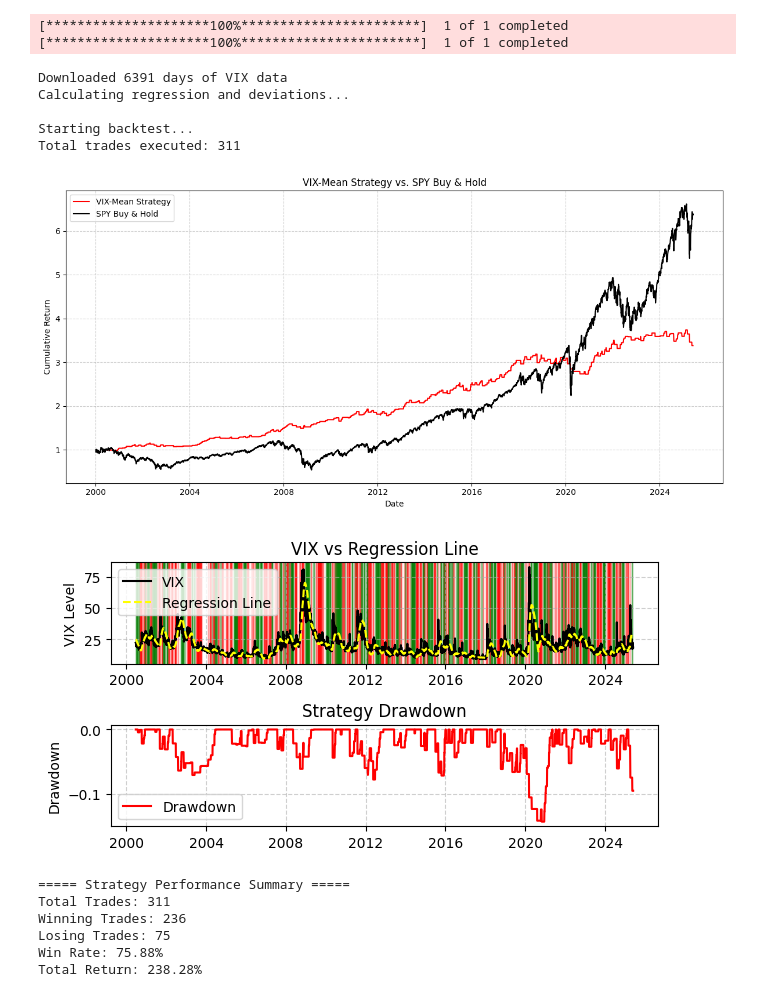
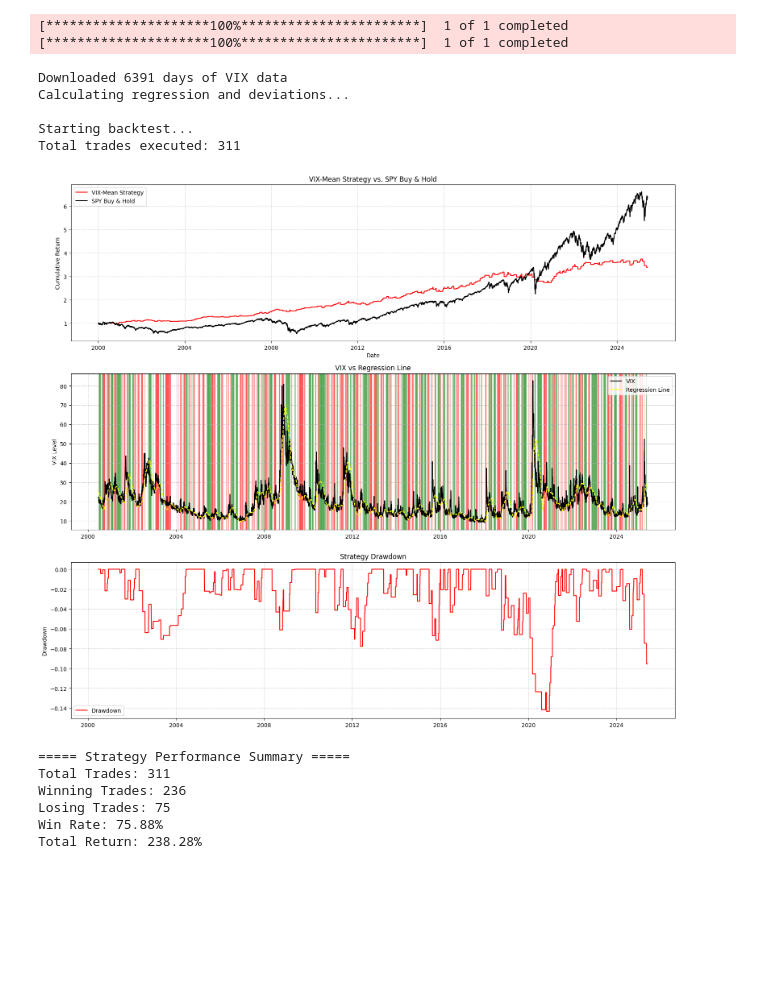
Before and after one commit to kinjuk/market-analysis, a Jupyter notebook: vix-strategies/vix-mean/vix_mean_v2.ipynb, the cells around one changed output. Drawn from its saved outputs; the diff is of its cells as text; code cells hidden in the pictures; blank space fills up the shorter version.

```diff
--- a/vix-strategies/vix-mean/vix_mean_v2.ipynb
+++ b/vix-strategies/vix-mean/vix_mean_v2.ipynb
@@ -187,10 +187,10 @@ spy['SPY_Return'] = spy['SPY'].pct_change().fillna(0)
 spy['SPY_Equity'] = (1 + spy['SPY_Return']).cumprod()
 
 # Plot results
-#plt.figure(figsize=(14, 10))
+plt.figure(figsize=(16, 14))
 
 # Plot Strategy vs SPY Buy & Hold
-plt.figure(figsize=(12, 6))
+plt.subplot(3, 1, 1)
 plt.plot(data.index, data['Equity'], label='VIX-Mean Strategy', color='red')
 plt.plot(spy.index, spy['SPY_Equity'], label='SPY Buy & Hold', color='black')
 plt.title('VIX-Mean Strategy vs. SPY Buy & Hold')
@@ -198,8 +198,6 @@ plt.ylabel('Cumulative Return')
 plt.xlabel('Date')
 plt.legend()
 plt.grid(True, linestyle='--', alpha=0.6)
-plt.tight_layout()
-plt.show()
 
 # VIX and regression line plot
 plt.subplot(3, 1, 2)
@@ -225,35 +223,34 @@ plt.plot(data.index, data['Drawdown'], label='Drawdown', color='red')
 plt.title('Strategy Drawdown')
 plt.ylabel('Drawdown')
 plt.legend()
 plt.grid(True, linestyle='--', alpha=0.6)
 
 plt.tight_layout()
 plt.show()
 
 # Performance Summary
 trades = data[data['Trade_Return'].notna()]
 total_trades = len(trades)
 winning_trades = trades[trades['Trade_Return'] > 0]
 losing_trades = trades[trades['Trade_Return'] <= 0]
 win_rate = len(winning_trades) / total_trades if total_trades > 0 else 0
 total_return = data['Equity'].iloc[-1] - 1
 
 print("\n===== Strategy Performance Summary =====")
 print(f"Total Trades: {total_trades}")
 print(f"Winning Trades: {len(winning_trades)}")
 print(f"Losing Trades: {len(losing_trades)}")
 print(f"Win Rate: {win_rate:.2%}")
 print(f"Total Return: {total_return:.2%}")
 # %% [output]
 [*********************100%***********************]  1 of 1 completed
 [*********************100%***********************]  1 of 1 completed
 Downloaded 6391 days of VIX data
 Calculating regression and deviations...
 
 Starting backtest...
 Total trades executed: 311
-[figure, old version]
+[figure, new version]
-[figure, removed]
 ===== Strategy Performance Summary =====
 Total Trades: 311
 Winning Trades: 236
```
